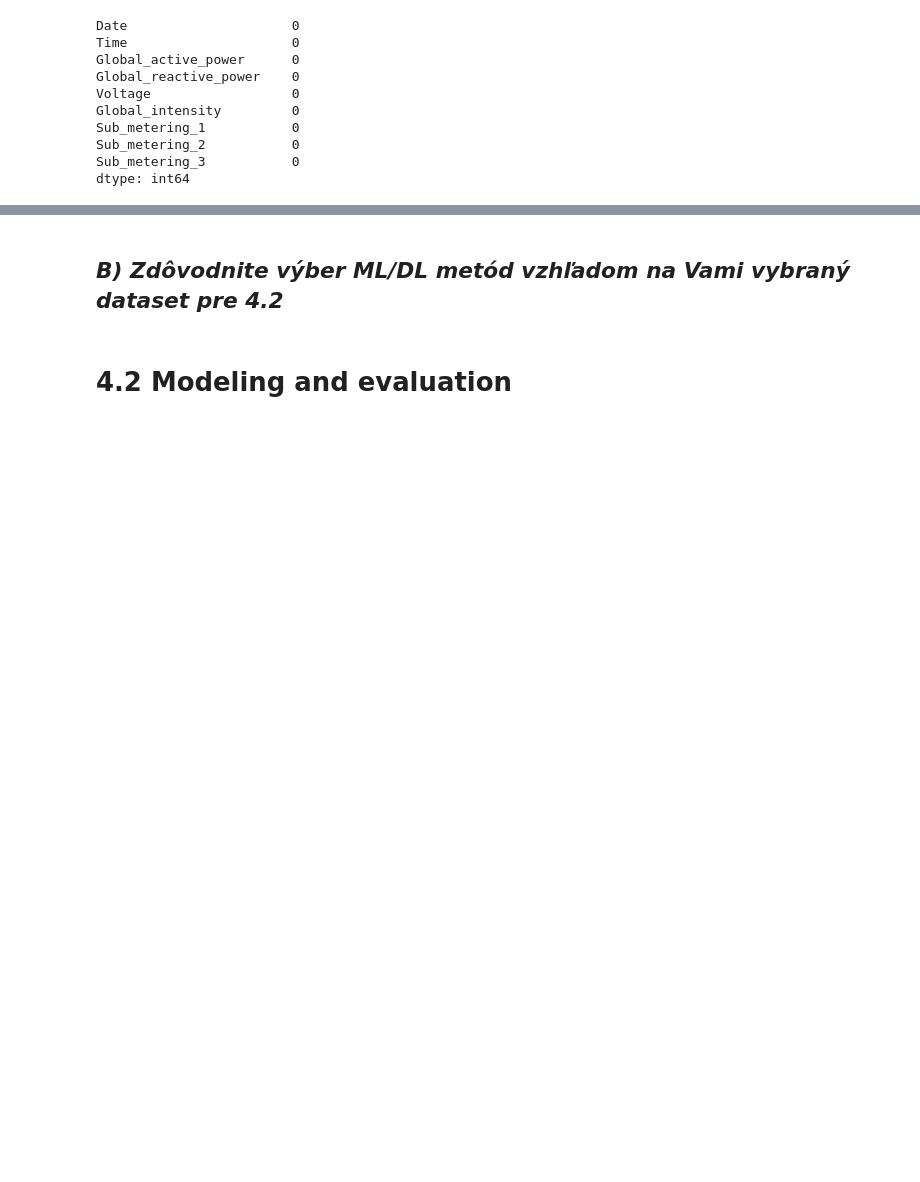
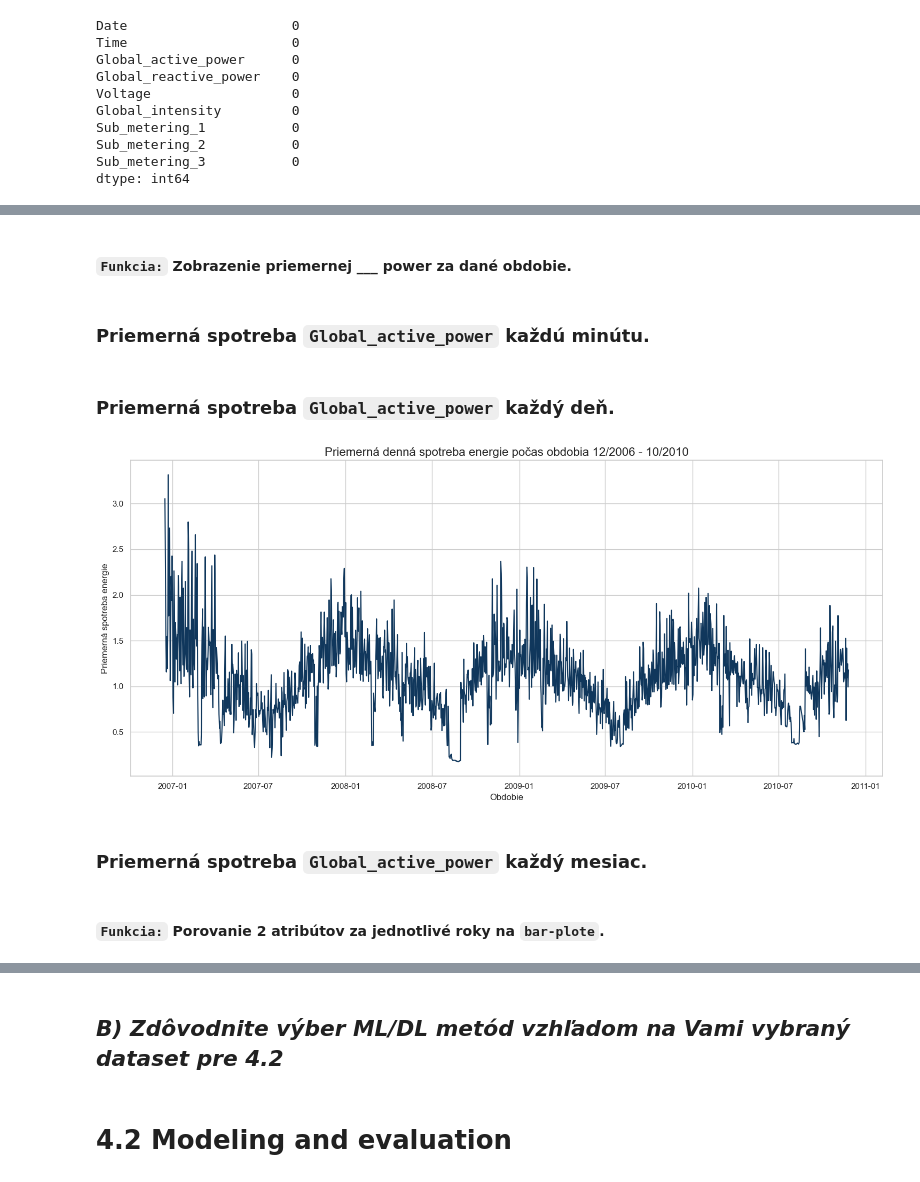
Before and after one commit to Mmathieus/IAU-project, a Jupyter notebook: quest.ipynb, the cells around one changed output, grey strips where cells are left out. Saved outputs shown, nothing was run; the diff lists cells and outputs as text; code cells hidden in the pictures; blank space fills up the shorter version.

```diff
--- a/quest.ipynb
+++ b/quest.ipynb
@@ -135,0 +195,19 @@ for column in df.columns[-3:]:
+# %% [markdown]
+#
+#### `Funkcia:` Zobrazenie priemernej ___ power za dané obdobie.
+# %%
+def show_power_graph(df, by):
+
+    sns.set_theme(style="whitegrid")
+
+    plt.figure(figsize=(15, 7))
+    sns.lineplot(data=df, x='DateTime', y='Global_active_power', color='#10375C')
+
+    plt.title(f'Priemerná {by}spotreba energie počas obdobia 12/2006 - 10/2010', fontsize=16)
+    plt.xlabel('Obdobie', fontsize=12)
+    plt.ylabel('Priemerná spotreba energie', fontsize=12)
+    plt.xticks()
+    plt.tight_layout()
+    plt.show()
+# %% [markdown]
+### Priemerná spotreba `Global_active_power` každú minútu.
@@ -135,0 +216,9 @@ for column in df.columns[-3:]:
+# %% [markdown]
+### Priemerná spotreba `Global_active_power` každý deň.
+# %%
+df_daily = df.resample('D', on='DateTime').mean()
+show_power_graph(df=df_daily, by="denná ")
+# %% [output]
+[figure, added]
+# %% [markdown]
+### Priemerná spotreba `Global_active_power` každý mesiac.
@@ -135,0 +228,2 @@ for column in df.columns[-3:]:
+# %% [markdown]
+#### `Funkcia:` Porovanie 2 atribútov za jednotlivé roky na `bar-plote`.
```
Also changed, not shown: parts of 55 cells of this notebook.
